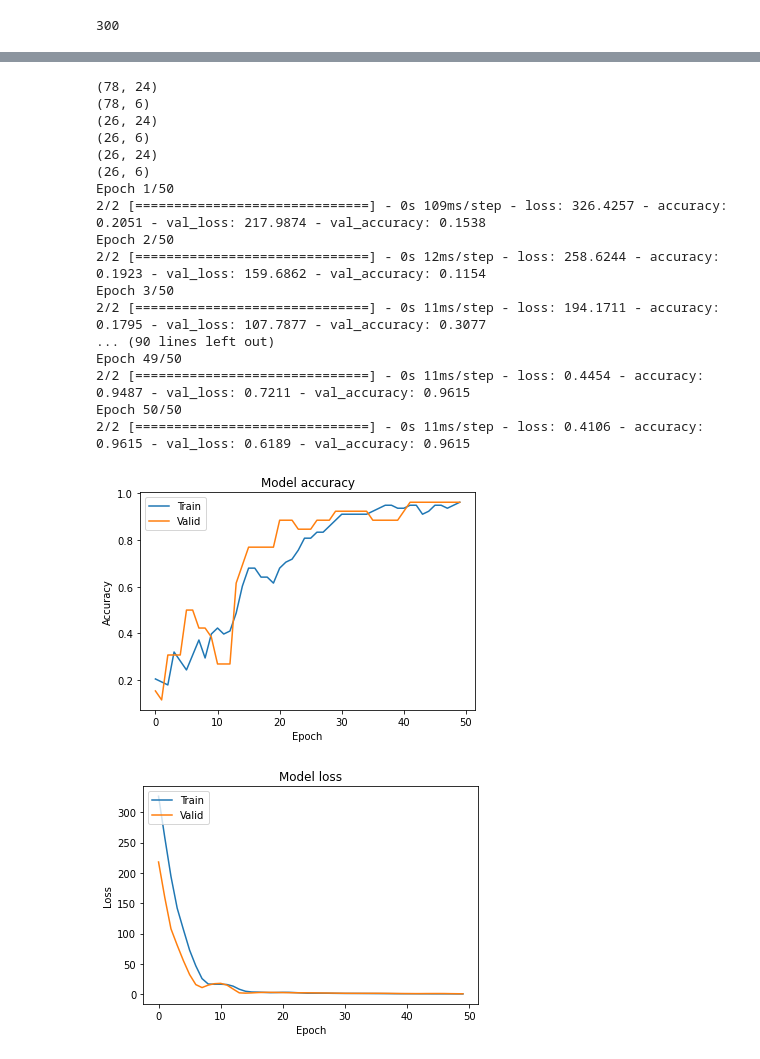
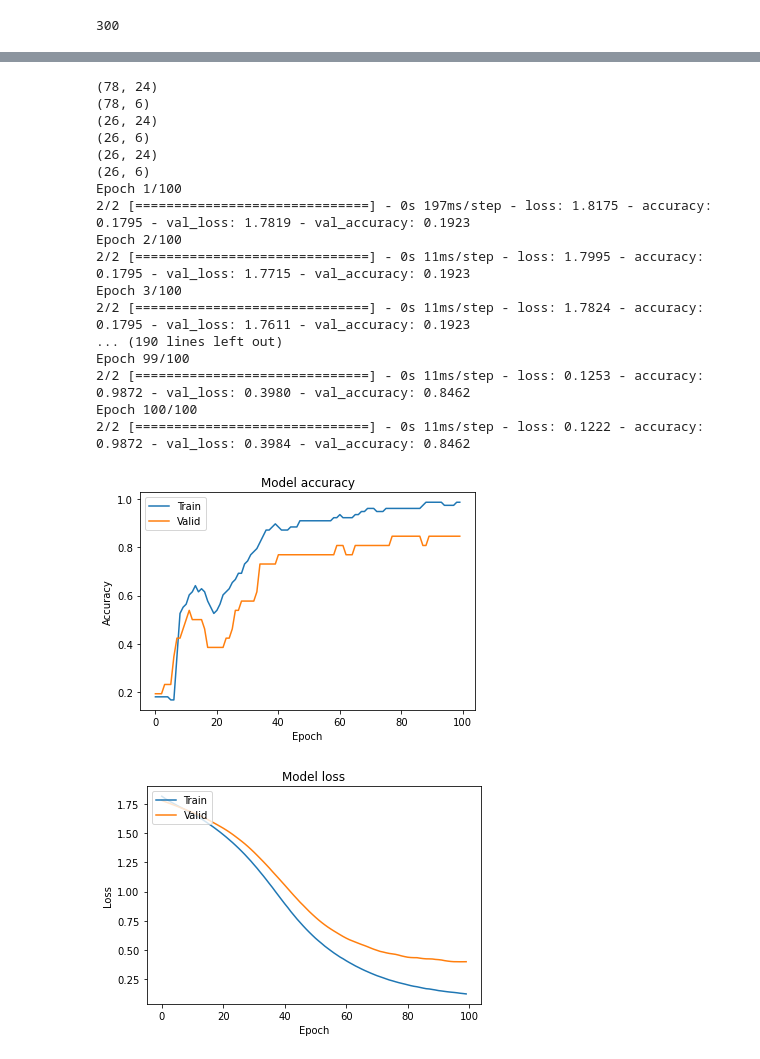
Before and after one commit to Diregie-J/Video-Player-Controlled-by-Action-Recognition, a Jupyter notebook: src/training.ipynb, the cells around one changed output, grey strips where cells are left out. Drawn from its saved outputs; the diff is of its cells as text; code cells hidden in the pictures.

```diff
--- a/src/training.ipynb
+++ b/src/training.ipynb
@@ -440,7 +440,7 @@ for j in range(len(current)):
 x_val_array = np.array(x_val)
 y_val_array = np.array(y_val).reshape(dictLength,1)
 
-normalize(x_val_array, axis = 1)
+x_val_array = normalize(x_val_array, axis = 1)
 
 state = np.random.get_state()
 np.random.shuffle(x_val_array)
@@ -503,46 +503,46 @@ model.compile(loss='categorical_crossentropy',
               optimizer='adam',
               metrics=['accuracy'])
 
-history=model.fit(x_train, y_train_class, epochs=50, batch_size=50, validation_data=(x_validate, y_validate_class))
+history=model.fit(x_train, y_train_class, epochs=100, batch_size=50, validation_data=(x_validate, y_validate_class))
 
 # Plot training accuracy
 plt.plot(history.history['accuracy'])
 plt.plot(history.history['val_accuracy'])
 plt.title('Model accuracy')
 plt.ylabel('Accuracy')
 plt.xlabel('Epoch')
 plt.legend(['Train', 'Valid'], loc='upper left')
 plt.show()
 
 # Plot training loss
 plt.plot(history.history['loss'])
 plt.plot(history.history['val_loss'])
 plt.title('Model loss')
 plt.ylabel('Loss')
 plt.xlabel('Epoch')
 plt.legend(['Train', 'Valid'], loc='upper left')
 plt.show()
 
 score = model.evaluate(x_test, y_test_class, verbose=0)
 print('Test loss:', score[0])
 print('Test accuracy:', score[1])
 # %% [output]
 (78, 24)
 (78, 6)
 (26, 24)
 (26, 6)
 (26, 24)
 (26, 6)
-Epoch 1/50
-2/2 [==============================] - 0s 109ms/step - loss: 326.4257 - accuracy: 0.2051 - val_loss: 217.9874 - val_accuracy: 0.1538
-Epoch 2/50
-2/2 [==============================] - 0s 12ms/step - loss: 258.6244 - accuracy: 0.1923 - val_loss: 159.6862 - val_accuracy: 0.1154
-Epoch 3/50
-2/2 [==============================] - 0s 11ms/step - loss: 194.1711 - accuracy: 0.1795 - val_loss: 107.7877 - val_accuracy: 0.3077
-... (90 lines left out)
-Epoch 49/50
-2/2 [==============================] - 0s 11ms/step - loss: 0.4454 - accuracy: 0.9487 - val_loss: 0.7211 - val_accuracy: 0.9615
-Epoch 50/50
-2/2 [==============================] - 0s 11ms/step - loss: 0.4106 - accuracy: 0.9615 - val_loss: 0.6189 - val_accuracy: 0.9615
+Epoch 1/100
+2/2 [==============================] - 0s 197ms/step - loss: 1.8175 - accuracy: 0.1795 - val_loss: 1.7819 - val_accuracy: 0.1923
+Epoch 2/100
+2/2 [==============================] - 0s 11ms/step - loss: 1.7995 - accuracy: 0.1795 - val_loss: 1.7715 - val_accuracy: 0.1923
+Epoch 3/100
+2/2 [==============================] - 0s 11ms/step - loss: 1.7824 - accuracy: 0.1795 - val_loss: 1.7611 - val_accuracy: 0.1923
+... (190 lines left out)
+Epoch 99/100
+2/2 [==============================] - 0s 11ms/step - loss: 0.1253 - accuracy: 0.9872 - val_loss: 0.3980 - val_accuracy: 0.8462
+Epoch 100/100
+2/2 [==============================] - 0s 11ms/step - loss: 0.1222 - accuracy: 0.9872 - val_loss: 0.3984 - val_accuracy: 0.8462
-[figure, old version]
+[figure, new version]
-[figure, old version]
+[figure, new version]
```
Also changed, not shown: parts of 2 cells of this notebook.
